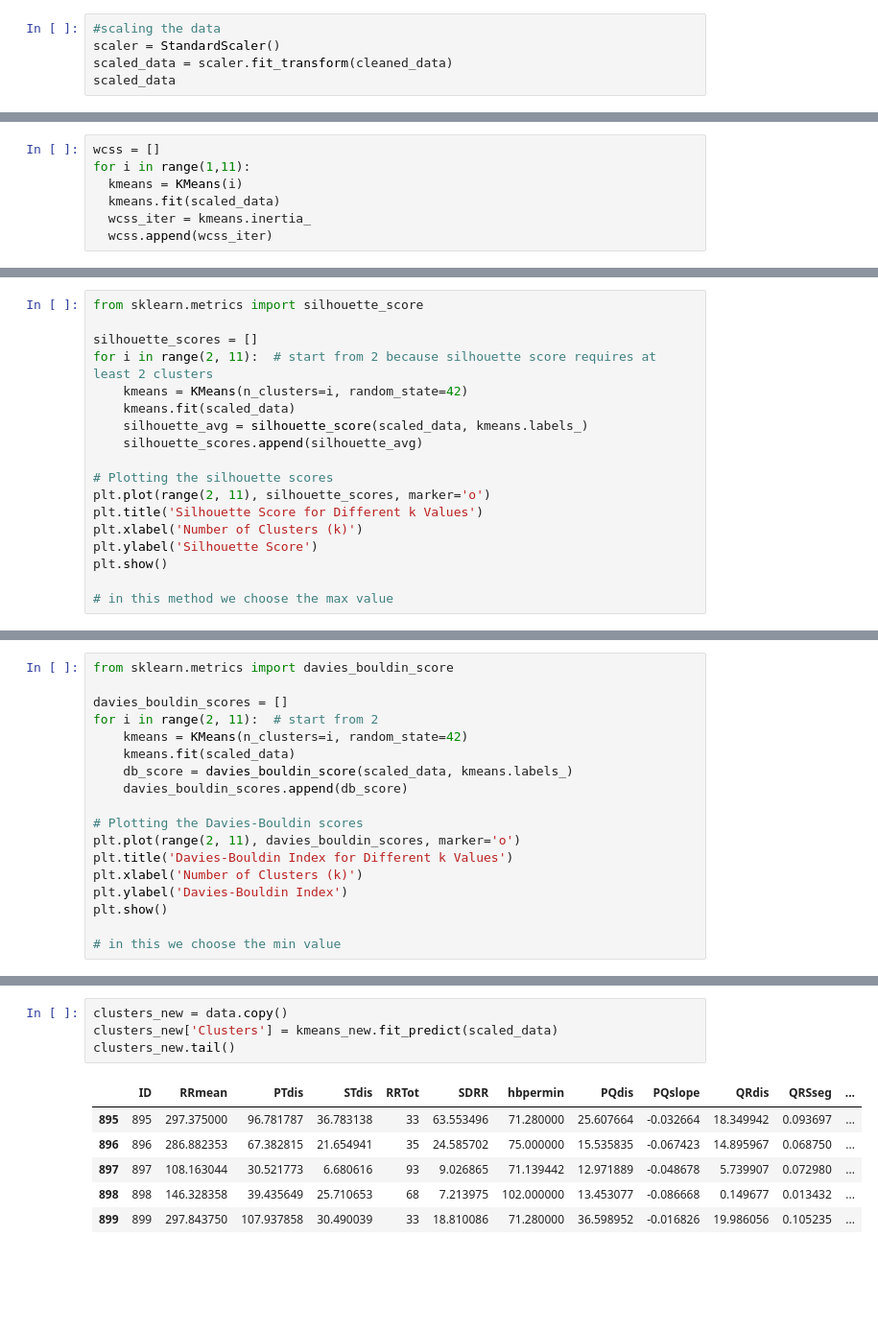
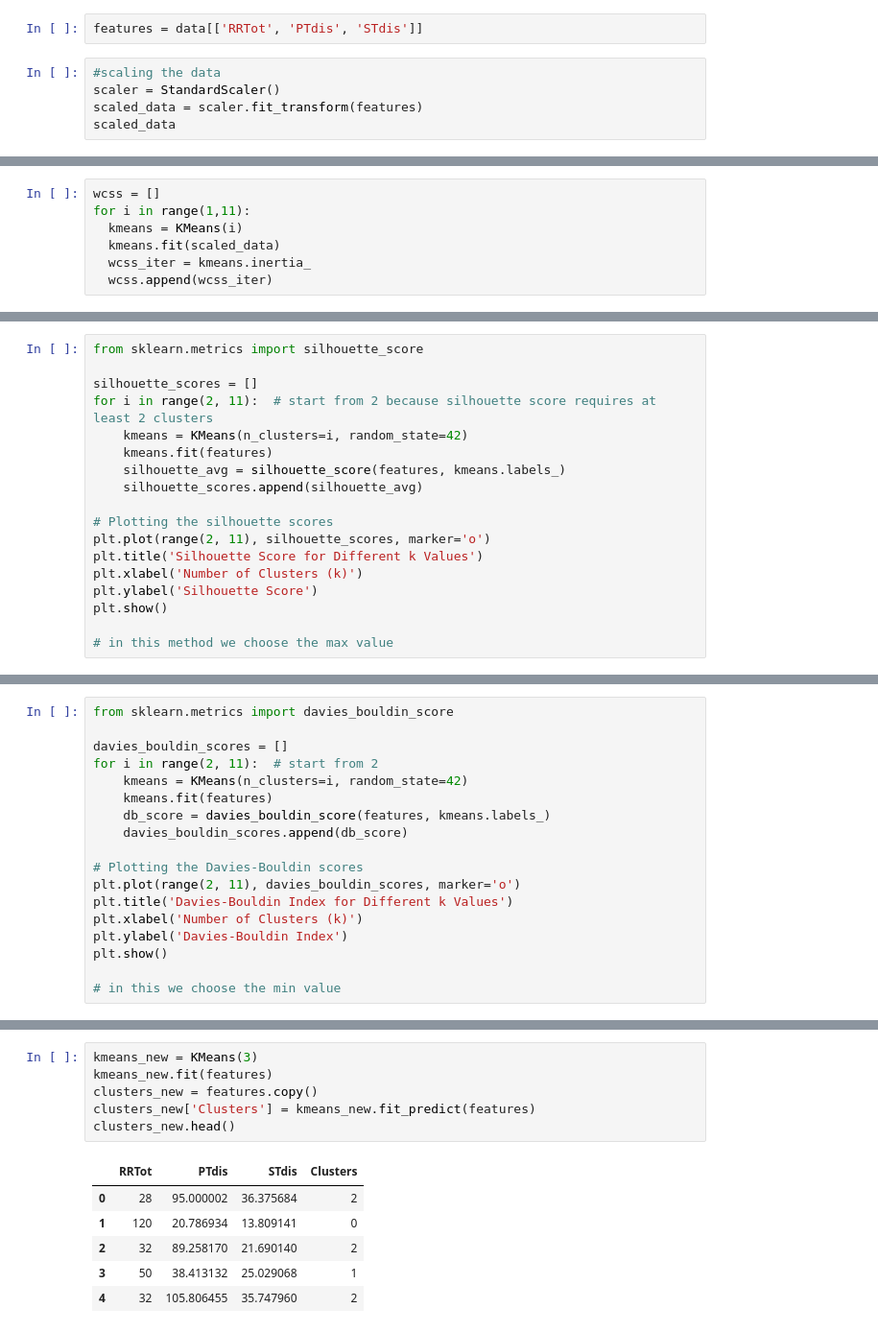
Before and after one commit to Divyam-Deep/KMean-Kaggle-Submission, a Jupyter notebook: Kmean_Kaggle.ipynb, the cells around one changed output, grey strips where cells are left out. Shown at 96% size. Cells and saved outputs as stored; diff of their text form; blank space fills up the shorter version.

```diff
--- a/Kmean_Kaggle.ipynb
+++ b/Kmean_Kaggle.ipynb
@@ -65,9 +65,11 @@ cleaned_data.head()
 | 2 | 315.258064 | 89.258170 | 21.690140 | 32 | 11.503065 | 68.571429 | 29.003153 | -0.013569 | 22.501573 | 0.101389 | 0.084500 | ... |
 | 3 | 197.693878 | 38.413132 | 25.029068 | 50 | 1.798004 | 75.000000 | 13.531768 | -0.136163 | 0.000000 | 0.000000 | 0.053095 | ... |
 | 4 | 312.838710 | 105.806455 | 35.747960 | 32 | 11.273997 | 68.503469 | 38.327021 | -0.015234 | 16.125269 | 0.088108 | 0.106771 | ... |
+# %%
+features = data[['RRTot', 'PTdis', 'STdis']]
 # %%
 #scaling the data
 scaler = StandardScaler()
-scaled_data = scaler.fit_transform(cleaned_data)
+scaled_data = scaler.fit_transform(features)
 scaled_data
 # %% [output]
@@ -102,8 +98,8 @@ from sklearn.metrics import silhouette_score
 silhouette_scores = []
 for i in range(2, 11):  # start from 2 because silhouette score requires at least 2 clusters
     kmeans = KMeans(n_clusters=i, random_state=42)
-    kmeans.fit(scaled_data)
-    silhouette_avg = silhouette_score(scaled_data, kmeans.labels_)
+    kmeans.fit(features)
+    silhouette_avg = silhouette_score(features, kmeans.labels_)
     silhouette_scores.append(silhouette_avg)
 
 # Plotting the silhouette scores
@@ -122,8 +118,8 @@ from sklearn.metrics import davies_bouldin_score
 davies_bouldin_scores = []
 for i in range(2, 11):  # start from 2
     kmeans = KMeans(n_clusters=i, random_state=42)
-    kmeans.fit(scaled_data)
-    db_score = davies_bouldin_score(scaled_data, kmeans.labels_)
+    kmeans.fit(features)
+    db_score = davies_bouldin_score(features, kmeans.labels_)
     davies_bouldin_scores.append(db_score)
 
 # Plotting the Davies-Bouldin scores
@@ -168,11 +135,13 @@ plt.show()
 # %%
-clusters_new = data.copy()
-clusters_new['Clusters'] = kmeans_new.fit_predict(scaled_data)
-clusters_new.tail()
+kmeans_new = KMeans(3)
+kmeans_new.fit(features)
+clusters_new = features.copy()
+clusters_new['Clusters'] = kmeans_new.fit_predict(features)
+clusters_new.head()
 # %% [output]
-|  | ID | RRmean | PTdis | STdis | RRTot | SDRR | hbpermin | PQdis | PQslope | QRdis | QRSseg | ... |
-| 895 | 895 | 297.375000 | 96.781787 | 36.783138 | 33 | 63.553496 | 71.280000 | 25.607664 | -0.032664 | 18.349942 | 0.093697 | ... |
-| 896 | 896 | 286.882353 | 67.382815 | 21.654941 | 35 | 24.585702 | 75.000000 | 15.535835 | -0.067423 | 14.895967 | 0.068750 | ... |
-| 897 | 897 | 108.163044 | 30.521773 | 6.680616 | 93 | 9.026865 | 71.139442 | 12.971889 | -0.048678 | 5.739907 | 0.072980 | ... |
-| 898 | 898 | 146.328358 | 39.435649 | 25.710653 | 68 | 7.213975 | 102.000000 | 13.453077 | -0.086668 | 0.149677 | 0.013432 | ... |
-| 899 | 899 | 297.843750 | 107.937858 | 30.490039 | 33 | 18.810086 | 71.280000 | 36.598952 | -0.016826 | 19.986056 | 0.105235 | ... |
+|  | RRTot | PTdis | STdis | Clusters |
+| 0 | 28 | 95.000002 | 36.375684 | 2 |
+| 1 | 120 | 20.786934 | 13.809141 | 0 |
+| 2 | 32 | 89.258170 | 21.690140 | 2 |
+| 3 | 50 | 38.413132 | 25.029068 | 1 |
+| 4 | 32 | 105.806455 | 35.747960 | 2 |
```
Also changed, not shown: parts of 8 cells of this notebook.
